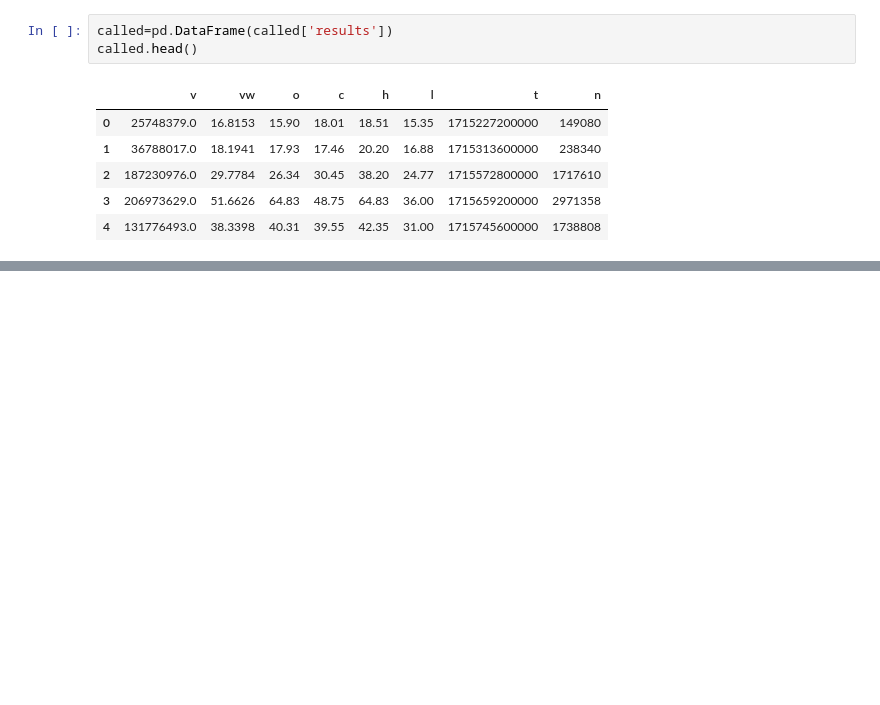
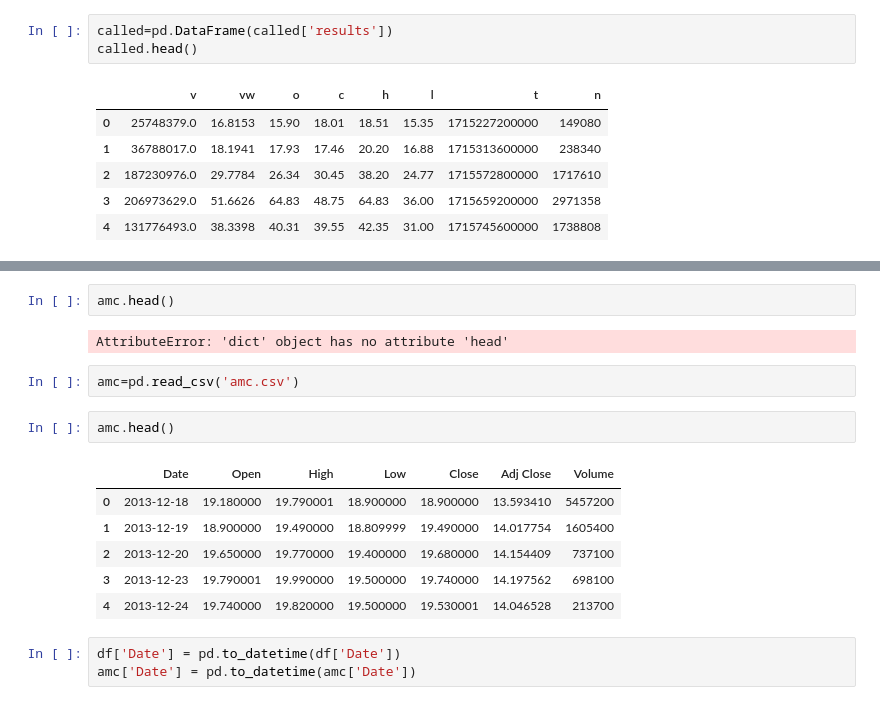
Before and after one commit to Charred-Baguette/AI-AT-CCIC, a Jupyter notebook: Semester 1/Stocks/gamestop.ipynb, the cells around one changed output, grey strips where cells are left out. Saved outputs shown, nothing was run; the diff lists cells and outputs as text; blank space fills up the shorter version.

```diff
--- a/Semester 1/Stocks/gamestop.ipynb
+++ b/Semester 1/Stocks/gamestop.ipynb
@@ -200,0 +322,18 @@ called.head()
+# %%
+amc.head()
+# %% [output]
+AttributeError: 'dict' object has no attribute 'head'
+# %%
+amc=pd.read_csv('amc.csv')
+# %%
+amc.head()
+# %% [output]
+|  | Date | Open | High | Low | Close | Adj Close | Volume |
+| 0 | 2013-12-18 | 19.180000 | 19.790001 | 18.900000 | 18.900000 | 13.593410 | 5457200 |
+| 1 | 2013-12-19 | 18.900000 | 19.490000 | 18.809999 | 19.490000 | 14.017754 | 1605400 |
+| 2 | 2013-12-20 | 19.650000 | 19.770000 | 19.400000 | 19.680000 | 14.154409 | 737100 |
+| 3 | 2013-12-23 | 19.790001 | 19.990000 | 19.500000 | 19.740000 | 14.197562 | 698100 |
+| 4 | 2013-12-24 | 19.740000 | 19.820000 | 19.500000 | 19.530001 | 14.046528 | 213700 |
+# %%
+df['Date'] = pd.to_datetime(df['Date'])
+amc['Date'] = pd.to_datetime(amc['Date'])
```
Also changed, not shown: parts of 14 cells of this notebook, 2 other files.
